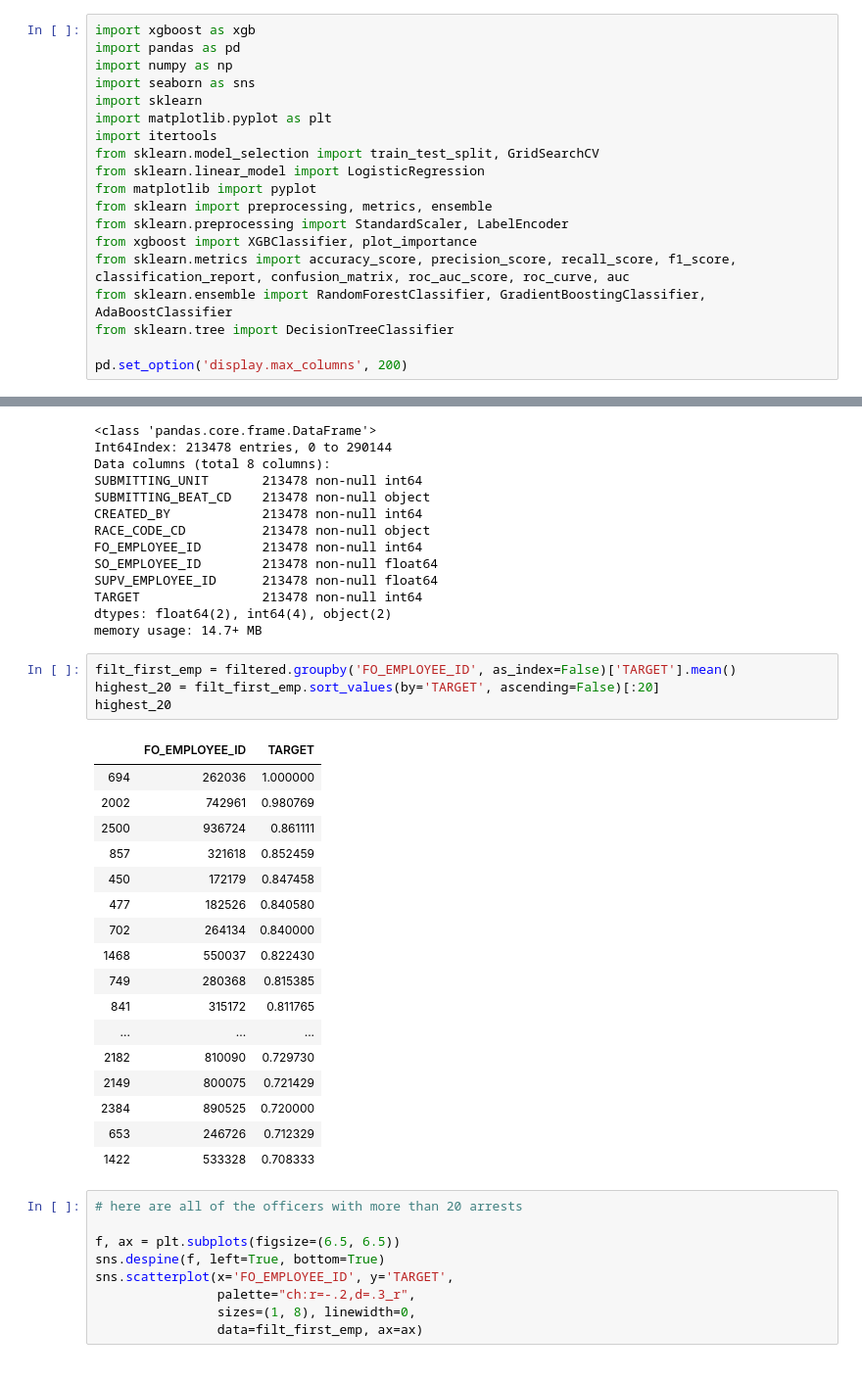
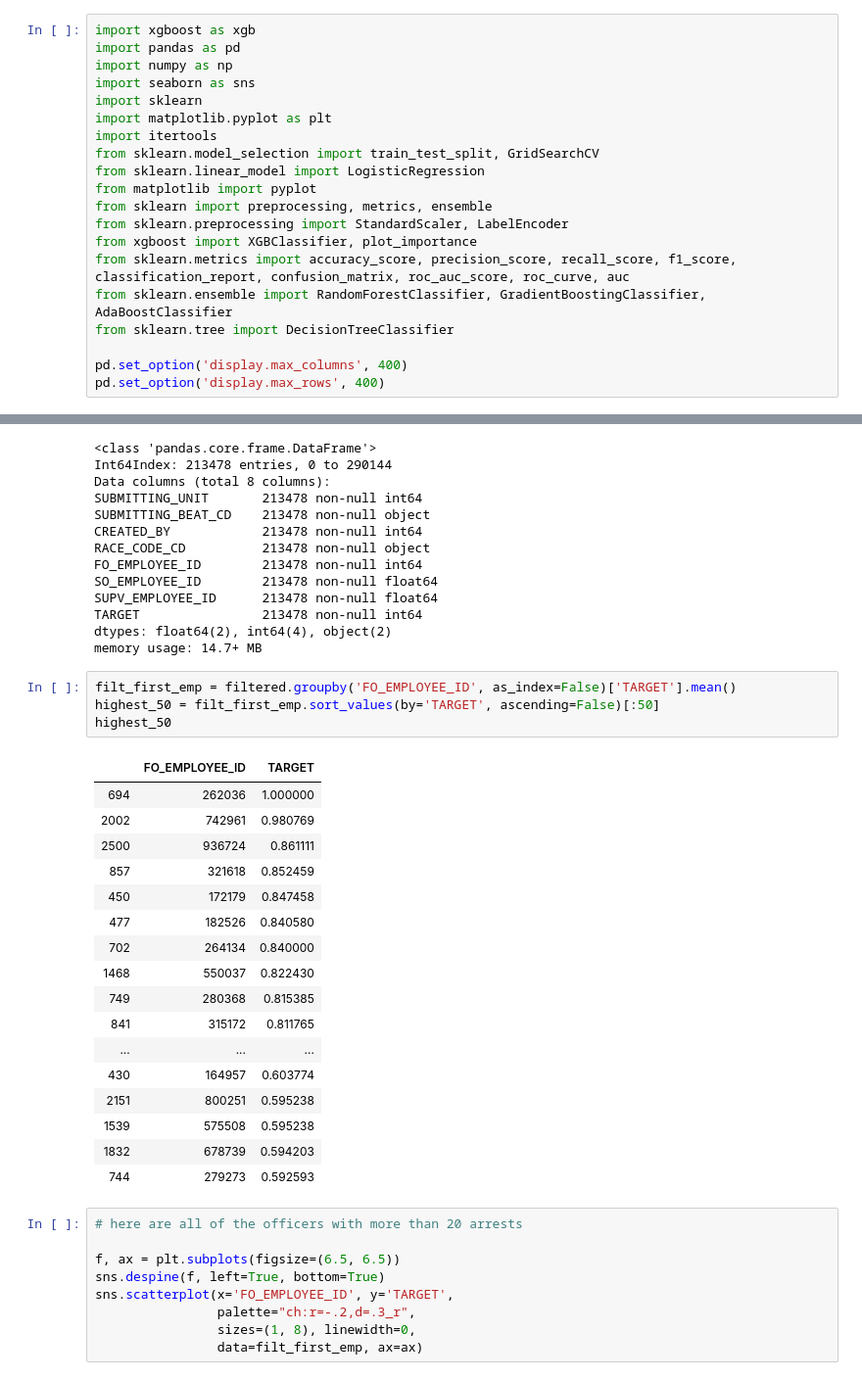
Before and after one commit to lambertmk/Capstone-Project, a Jupyter notebook: ML Model 2.ipynb, the cells around one changed output, grey strips where cells are left out. Shown at 98% size. Saved outputs shown, nothing was run; the diff lists cells and outputs as text.

```diff
--- a/ML Model 2.ipynb
+++ b/ML Model 2.ipynb
@@ -21,7 +21,8 @@ from sklearn.metrics import accuracy_score, precision_score, recall_score, f1_sc
 from sklearn.ensemble import RandomForestClassifier, GradientBoostingClassifier, AdaBoostClassifier
 from sklearn.tree import DecisionTreeClassifier
 
-pd.set_option('display.max_columns', 200)
+pd.set_option('display.max_columns', 400)
+pd.set_option('display.max_rows', 400)
 # %%
 df_clean = pd.read_csv('ISR_data_clean.csv',low_memory=False)
 df_clean.head()
@@ -198,26 +199,26 @@ dtypes: float64(2), int64(4), object(2)
 memory usage: 14.7+ MB
 # %%
 filt_first_emp = filtered.groupby('FO_EMPLOYEE_ID', as_index=False)['TARGET'].mean()
-highest_20 = filt_first_emp.sort_values(by='TARGET', ascending=False)[:20]
-highest_20
+highest_50 = filt_first_emp.sort_values(by='TARGET', ascending=False)[:50]
+highest_50
 # %% [output]
 |  | FO_EMPLOYEE_ID | TARGET |
 | 694 | 262036 | 1.000000 |
 | 2002 | 742961 | 0.980769 |
 | 2500 | 936724 | 0.861111 |
 | 857 | 321618 | 0.852459 |
 | 450 | 172179 | 0.847458 |
 | 477 | 182526 | 0.840580 |
 | 702 | 264134 | 0.840000 |
 | 1468 | 550037 | 0.822430 |
 | 749 | 280368 | 0.815385 |
 | 841 | 315172 | 0.811765 |
 | ... | ... | ... |
-| 2182 | 810090 | 0.729730 |
-| 2149 | 800075 | 0.721429 |
-| 2384 | 890525 | 0.720000 |
-| 653 | 246726 | 0.712329 |
-| 1422 | 533328 | 0.708333 |
+| 430 | 164957 | 0.603774 |
+| 2151 | 800251 | 0.595238 |
+| 1539 | 575508 | 0.595238 |
+| 1832 | 678739 | 0.594203 |
+| 744 | 279273 | 0.592593 |
 # %%
 # here are all of the officers with more than 20 arrests
 
```
Also changed, not shown: parts of 49 cells of this notebook.
